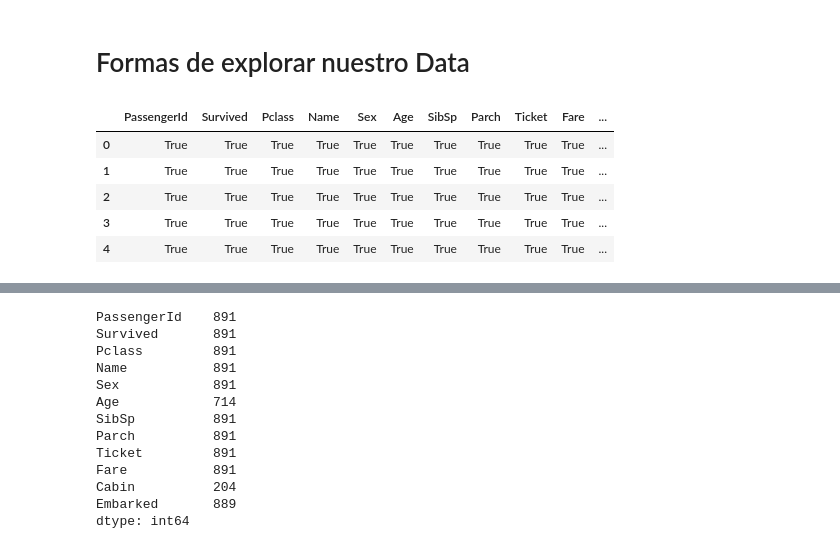
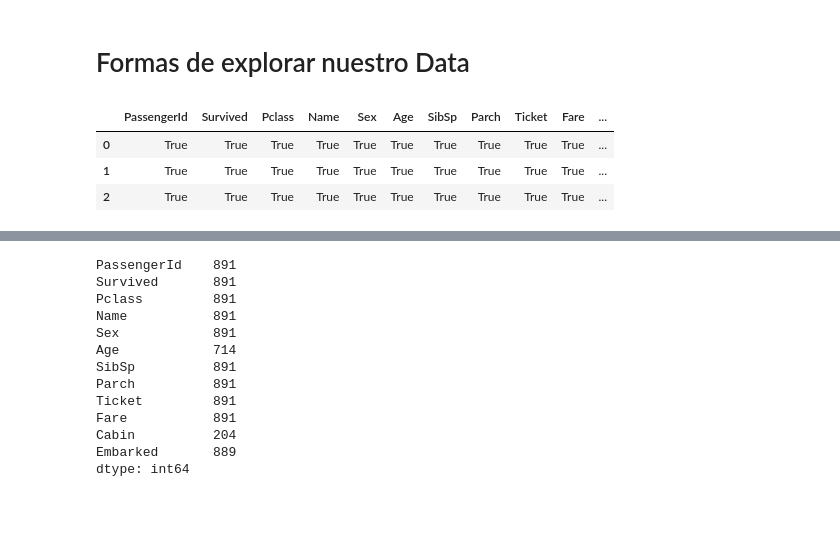
Before and after one commit to JimenaCambronero/Titanic_AnalisisPython, a Jupyter notebook: AnálisisTitanic.ipynb, the cells around one changed output, grey strips where cells are left out. Drawn from its saved outputs; the diff is of its cells as text; code cells hidden in the pictures; blank space fills up the shorter version.

```diff
--- a/AnálisisTitanic.ipynb
+++ b/AnálisisTitanic.ipynb
@@ -27,12 +27,10 @@ df.head(5)
 # Formas de explorar nuestro Data
 # %%
 # Devolvera valore booleanos
-df.notnull().head()
+df.notnull().head(3)
 # %% [output]
 |  | PassengerId | Survived | Pclass | Name | Sex | Age | SibSp | Parch | Ticket | Fare | ... |
 | 0 | True | True | True | True | True | True | True | True | True | True | ... |
 | 1 | True | True | True | True | True | True | True | True | True | True | ... |
 | 2 | True | True | True | True | True | True | True | True | True | True | ... |
-| 3 | True | True | True | True | True | True | True | True | True | True | ... |
-| 4 | True | True | True | True | True | True | True | True | True | True | ... |
 # %%
```
Also changed, not shown: parts of 14 cells of this notebook.
